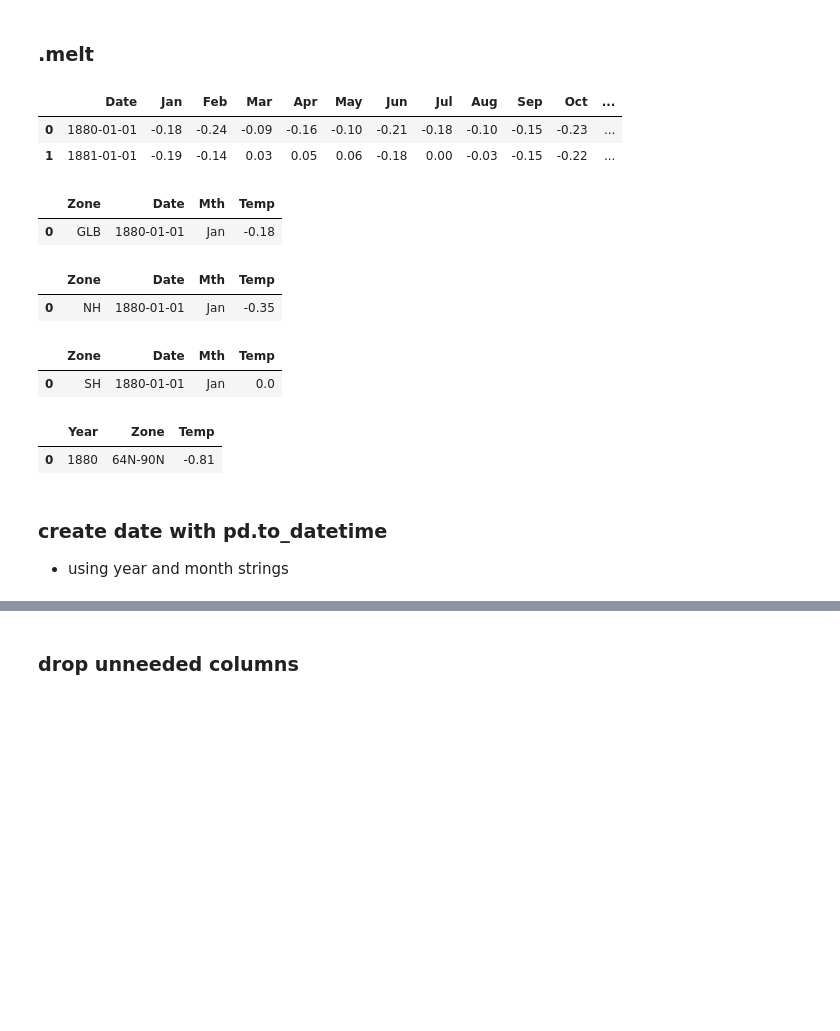
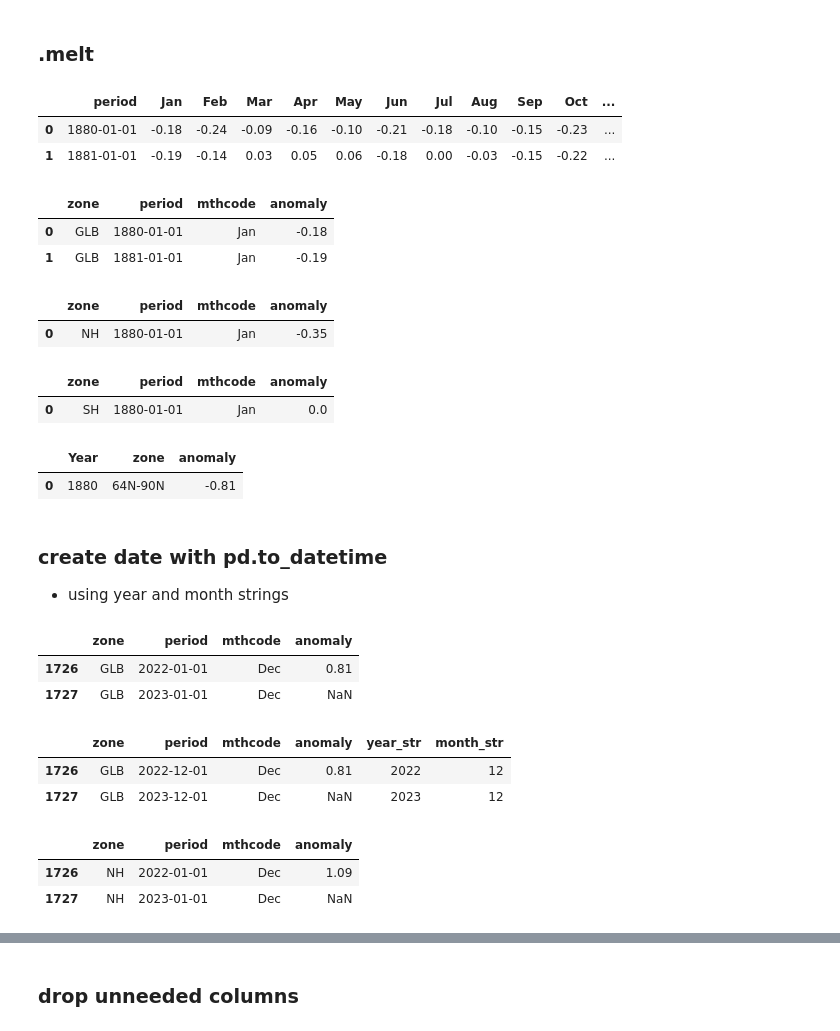
Before and after one commit to rkforest/kr-df, a Jupyter notebook: 00-data-import.ipynb, the cells around one changed output, grey strips where cells are left out. Cells and saved outputs as stored; diff of their text form; code cells hidden in the pictures; blank space fills up the shorter version.

```diff
--- a/00-data-import.ipynb
+++ b/00-data-import.ipynb
@@ -109,7 +109,7 @@ dfg = pd.read_csv(file_path,
                   #index_col=0, # can use either  = 0, = 'Year'
                   na_values=['***'],
                   nrows=150)
-dfg = dfg.rename(columns={'Year': 'Date'})
-dfg['Zone'] = file_id
+dfg = dfg.rename(columns={'Year': 'period'})
+dfg['zone'] = file_id
 dfg.head(1)
 # %% [output]
@@ -232,46 +232,53 @@ dfz.head(1)
 # %%
 dfg.head(2)
 # %% [output]
-|  | Date | Jan | Feb | Mar | Apr | May | Jun | Jul | Aug | Sep | Oct | ... |
+|  | period | Jan | Feb | Mar | Apr | May | Jun | Jul | Aug | Sep | Oct | ... |
 | 0 | 1880-01-01 | -0.18 | -0.24 | -0.09 | -0.16 | -0.10 | -0.21 | -0.18 | -0.10 | -0.15 | -0.23 | ... |
 | 1 | 1881-01-01 | -0.19 | -0.14 | 0.03 | 0.05 | 0.06 | -0.18 | 0.00 | -0.03 | -0.15 | -0.22 | ... |
 # %%
 dfgt = pd.melt(dfg,
-               id_vars=['Zone','Date'],
-               var_name=['Mth'],
-               value_name='Temp')
-dfgt.head(1)
+               id_vars=['zone','period'],
+               var_name=['mthcode'],
+               value_name='anomaly')
+dfgt.head(2)
 # %% [output]
-|  | Zone | Date | Mth | Temp |
+|  | zone | period | mthcode | anomaly |
 | 0 | GLB | 1880-01-01 | Jan | -0.18 |
+| 1 | GLB | 1881-01-01 | Jan | -0.19 |
 # %%
 dfnt = pd.melt(dfn,
-               id_vars=['Zone','Date'],
-               var_name=['Mth'],
-               value_name='Temp')
+               id_vars=['zone','period'],
+               var_name=['mthcode'],
+               value_name='anomaly')
 dfnt.head(1)
 # %% [output]
-|  | Zone | Date | Mth | Temp |
+|  | zone | period | mthcode | anomaly |
 | 0 | NH | 1880-01-01 | Jan | -0.35 |
 # %%
 dfst = pd.melt(dfs,
-               id_vars=['Zone','Date'],
-               var_name=['Mth'],
-               value_name='Temp')
+               id_vars=['zone','period'],
+               var_name=['mthcode'],
+               value_name='anomaly')
 dfst.head(1)
 # %% [output]
-|  | Zone | Date | Mth | Temp |
+|  | zone | period | mthcode | anomaly |
 | 0 | SH | 1880-01-01 | Jan | 0.0 |
 # %%
 dfzt = pd.melt(dfz,
              id_vars=['Year'],
-             var_name=['Zone'],
-             value_name='Temp')
+             var_name=['zone'],
+             value_name='anomaly')
 dfzt.head(1)
 # %% [output]
-|  | Year | Zone | Temp |
+|  | Year | zone | anomaly |
 | 0 | 1880 | 64N-90N | -0.81 |
 # %% [markdown]
 ### create date with pd.to_datetime
 - using year and month strings
+# %%
+dfgt.tail(2)
+# %% [output]
+|  | zone | period | mthcode | anomaly |
+| 1726 | GLB | 2022-01-01 | Dec | 0.81 |
+| 1727 | GLB | 2023-01-01 | Dec | NaN |
 # %%
@@ -281 +288,13 @@ dfgt['Date'] = pd.to_datetime(dfgt['year_str'] + dfgt['month_str'], format='%Y%m
+# %%
+dfgt.tail(2)
+# %% [output]
+|  | zone | period | mthcode | anomaly | year_str | month_str |
+| 1726 | GLB | 2022-12-01 | Dec | 0.81 | 2022 | 12 |
+| 1727 | GLB | 2023-12-01 | Dec | NaN | 2023 | 12 |
+# %%
+dfnt.tail(2)
+# %% [output]
+|  | zone | period | mthcode | anomaly |
+| 1726 | NH | 2022-01-01 | Dec | 1.09 |
+| 1727 | NH | 2023-01-01 | Dec | NaN |
 # %%
```
Also changed, not shown: parts of 24 cells of this notebook, 4 other files.
